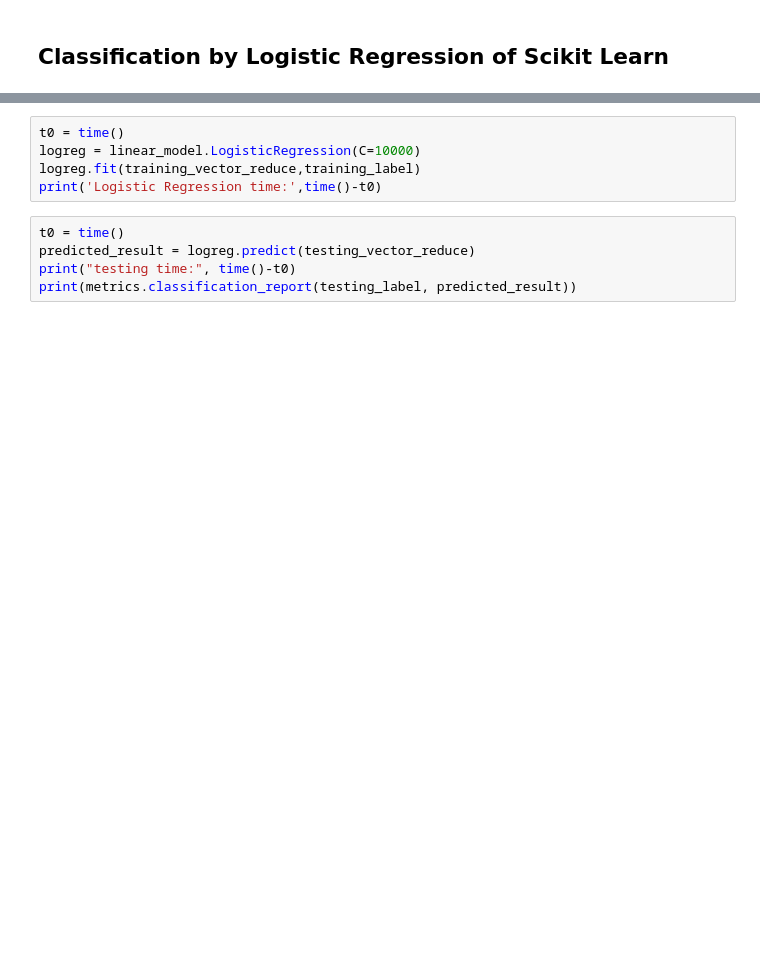
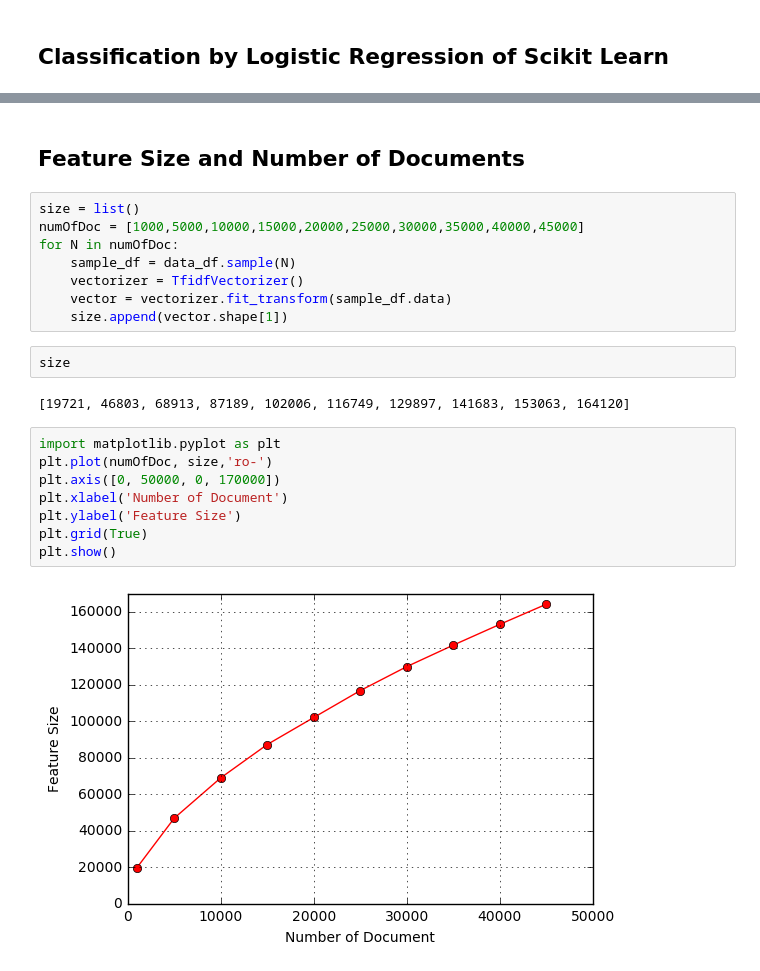
Before and after one commit to vunguyen1990/VietnameseNewsClassification, a Jupyter notebook: Experiment.ipynb, the cells around one changed output, grey strips where cells are left out. Cells and saved outputs as stored; diff of their text form; blank space fills up the shorter version.

```diff
--- a/Experiment.ipynb
+++ b/Experiment.ipynb
@@ -252,10 +121,24 @@ testing_vector_reduce = reducer.transform(testing_matrix)
-# %%
-t0 = time()
-logreg = linear_model.LogisticRegression(C=10000)
-logreg.fit(training_vector_reduce,training_label)
-print('Logistic Regression time:',time()-t0)
-# %%
-t0 = time()
-predicted_result = logreg.predict(testing_vector_reduce)
-print("testing time:", time()-t0)
-print(metrics.classification_report(testing_label, predicted_result))
+# %% [markdown]
+## Feature Size and Number of Documents
+# %%
+size = list()
+numOfDoc = [1000,5000,10000,15000,20000,25000,30000,35000,40000,45000]
+for N in numOfDoc:
+    sample_df = data_df.sample(N)
+    vectorizer = TfidfVectorizer()
+    vector = vectorizer.fit_transform(sample_df.data)
+    size.append(vector.shape[1])
+# %%
+size
+# %% [output]
+[19721, 46803, 68913, 87189, 102006, 116749, 129897, 141683, 153063, 164120]
+# %%
+import matplotlib.pyplot as plt
+plt.plot(numOfDoc, size,'ro-')
+plt.axis([0, 50000, 0, 170000])
+plt.xlabel('Number of Document')
+plt.ylabel('Feature Size')
+plt.grid(True)
+plt.show()
+# %% [output]
+[figure, added]
```
Also changed, not shown: parts of 34 cells of this notebook, 6 other files.
